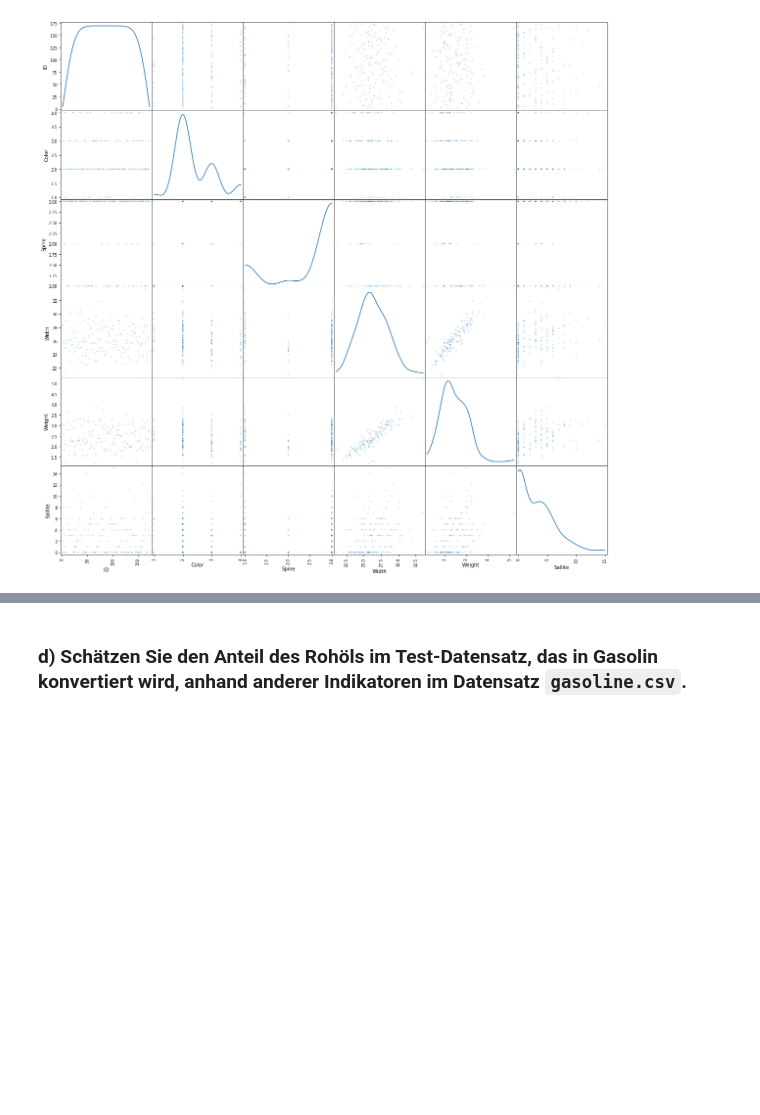
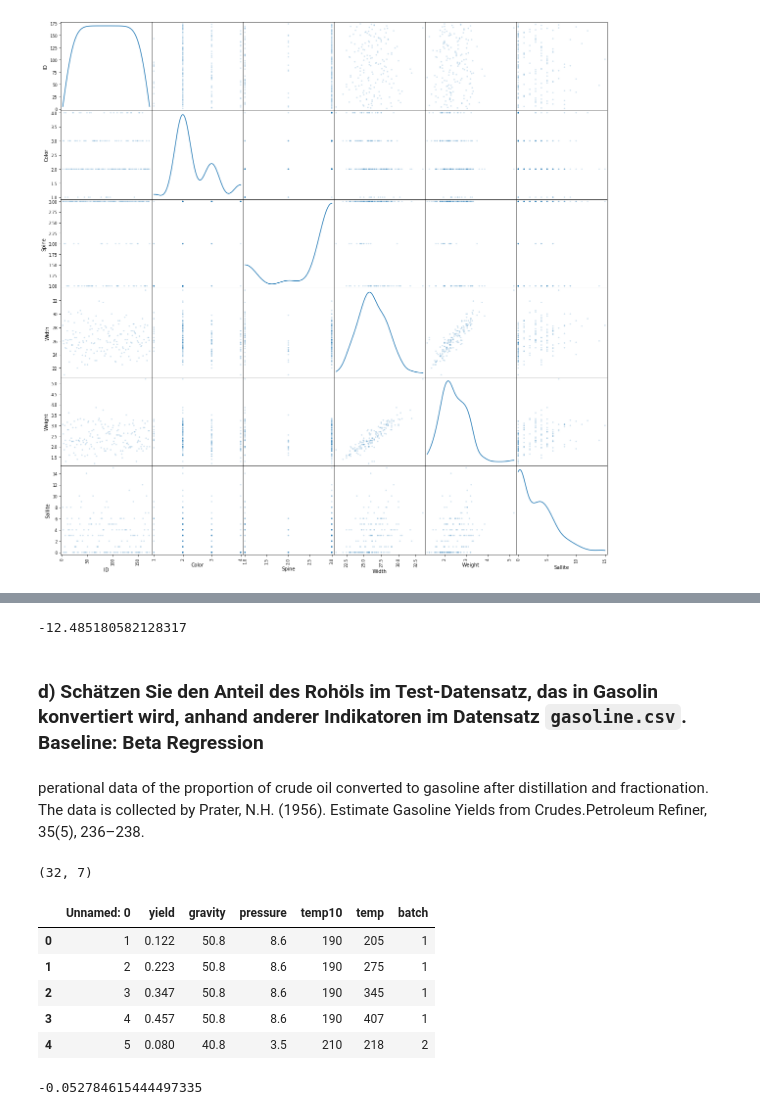
Before and after one commit to tecoKIT/smart-data-analytics, a Jupyter notebook: Uebung1/Exercise3cd.ipynb, the cells around one changed output, grey strips where cells are left out. Saved outputs shown, nothing was run; the diff lists cells and outputs as text; code cells hidden in the pictures; blank space fills up the shorter version.

```diff
--- a/Uebung1/Exercise3cd.ipynb
+++ b/Uebung1/Exercise3cd.ipynb
@@ -133,2 +131,25 @@ print(np.average(np.absolute(nn_predict - y_test)))
+# %%
+clf = Lasso(alpha=0.1)
+scores = cross_val_score(clf, X, y, cv=6, scoring='neg_mean_squared_error')
+np.average(scores)
+# %% [output]
+-12.485180582128317
 # %% [markdown]
-### d) Schätzen Sie den Anteil des Rohöls im Test-Datensatz, das in Gasolin konvertiert wird, anhand anderer Indikatoren im Datensatz `gasoline.csv`.
+### d) Schätzen Sie den Anteil des Rohöls im Test-Datensatz, das in Gasolin konvertiert wird, anhand anderer Indikatoren im Datensatz `gasoline.csv`. Baseline: Beta Regression
+# %%
+data = pd.read_csv('./data/gasoline.csv', sep=";", decimal=",")
+# %% [markdown]
+perational  data  of  the  proportion  of  crude  oil  converted  to  gasoline  after  distillation  and fractionation.  The  data  is  collected  by  Prater,  N.H.  (1956).  Estimate  Gasoline  Yields  from  Crudes.Petroleum Refiner, 35(5), 236–238.
+# %%
+data.shape
+# %% [output]
+(32, 7)
+# %%
+data.head()
+# %% [output]
+|  | Unnamed: 0 | yield | gravity | pressure | temp10 | temp | batch |
+| 0 | 1 | 0.122 | 50.8 | 8.6 | 190 | 205 | 1 |
+| 1 | 2 | 0.223 | 50.8 | 8.6 | 190 | 275 | 1 |
+| 2 | 3 | 0.347 | 50.8 | 8.6 | 190 | 345 | 1 |
+| 3 | 4 | 0.457 | 50.8 | 8.6 | 190 | 407 | 1 |
+| 4 | 5 | 0.080 | 40.8 | 3.5 | 210 | 218 | 2 |
@@ -134,0 +158,6 @@ print(np.average(np.absolute(nn_predict - y_test)))
+# %%
+clf = BetaRegression()
+scores = cross_val_score(clf, X, y, cv=4, scoring='neg_mean_absolute_error')
+np.mean(scores)
+# %% [output]
+-0.052784615444497335
```
Also changed, not shown: parts of 11 cells of this notebook, 2 other files.
